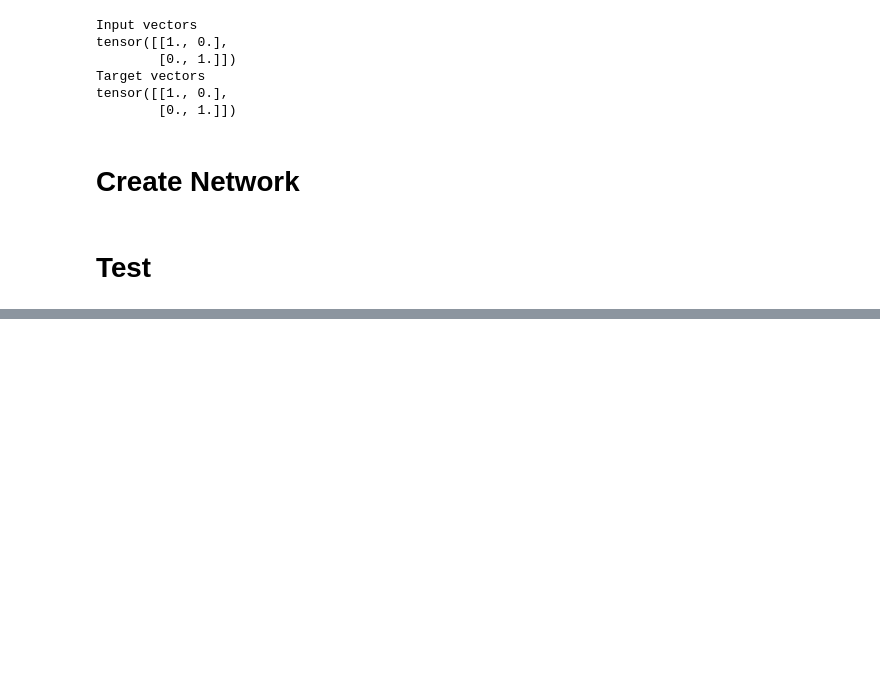
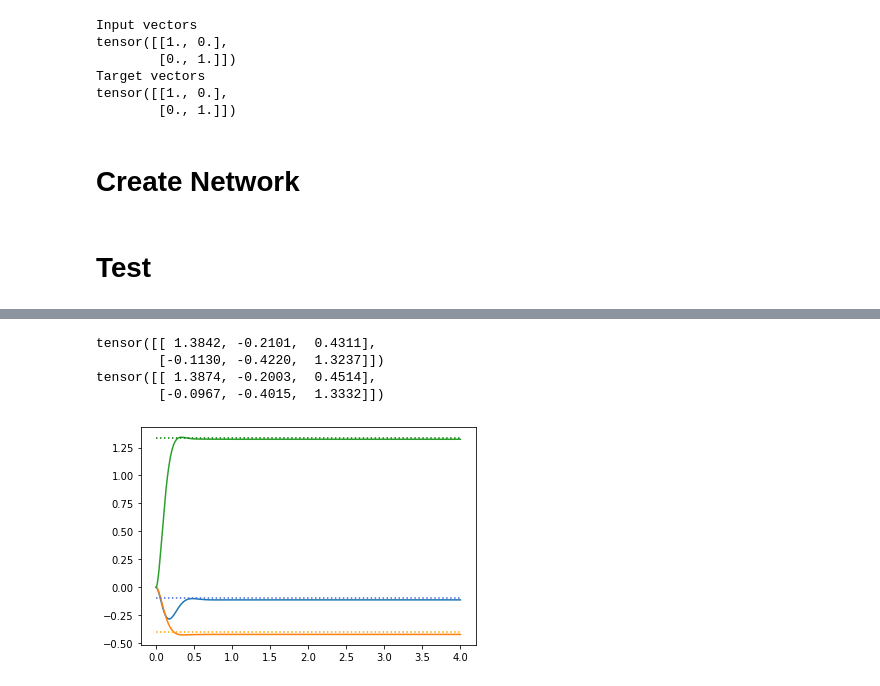
Before and after one commit to jorchard/pc_network, a Jupyter notebook: test_PCNetwork.ipynb, the cells around one changed output, grey strips where cells are left out. Saved outputs shown, nothing was run; the diff lists cells and outputs as text; code cells hidden in the pictures; blank space fills up the shorter version.

```diff
--- a/test_PCNetwork.ipynb
+++ b/test_PCNetwork.ipynb
@@ -122,0 +166,14 @@ fig = net.Plot(idx=[1])
+# %%
+print(net.lyr[0].x)
+print(A)
+idx = 1
+colours = ['royalblue', 'orange', 'green'];
+net.lyr[0].Plot(net.t_history, idx=idx)
+for k,a in enumerate(A[idx]):
+    plt.plot([net.t_history[0],net.t_history[-1]], [a,a], ':', color=colours[k]);
+# %% [output]
+tensor([[ 1.3842, -0.2101,  0.4311],
+        [-0.1130, -0.4220,  1.3237]])
+tensor([[ 1.3874, -0.2003,  0.4514],
+        [-0.0967, -0.4015,  1.3332]])
+[figure, added]
```
Also changed, not shown: parts of 17 cells of this notebook, 3 other files.
